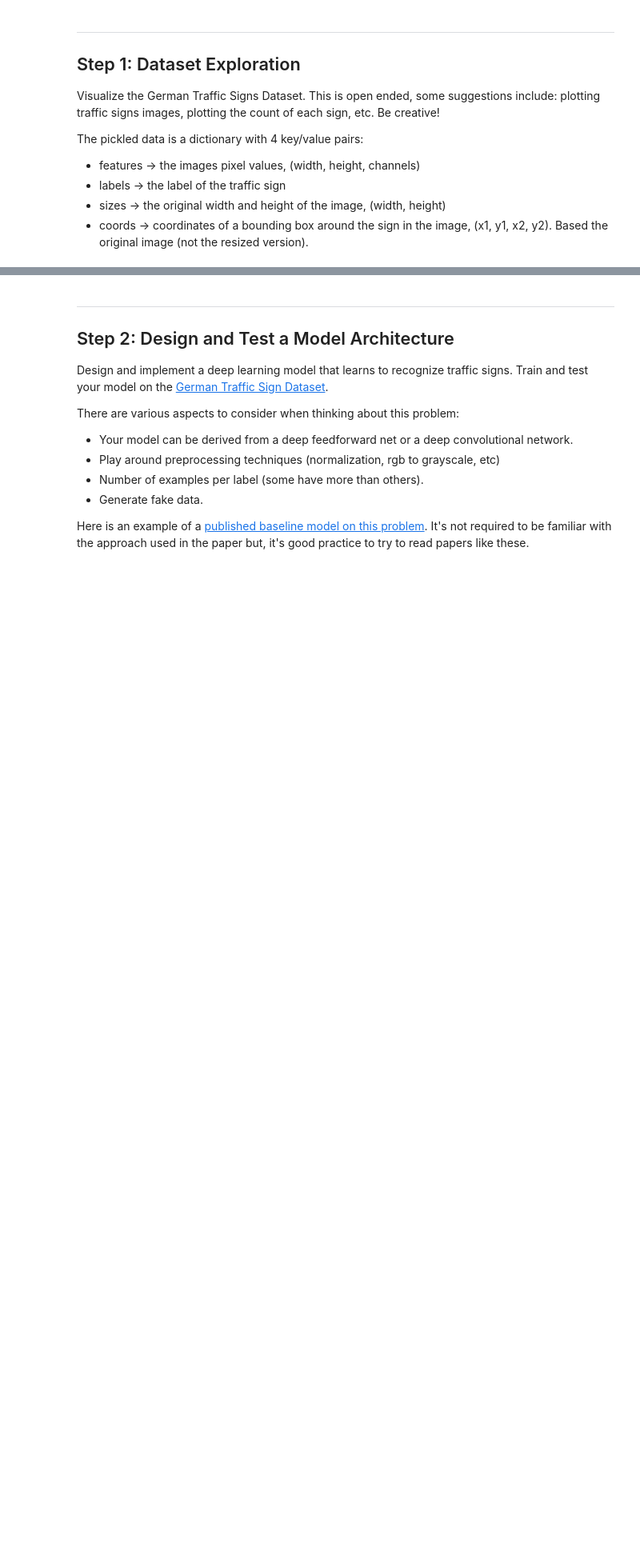
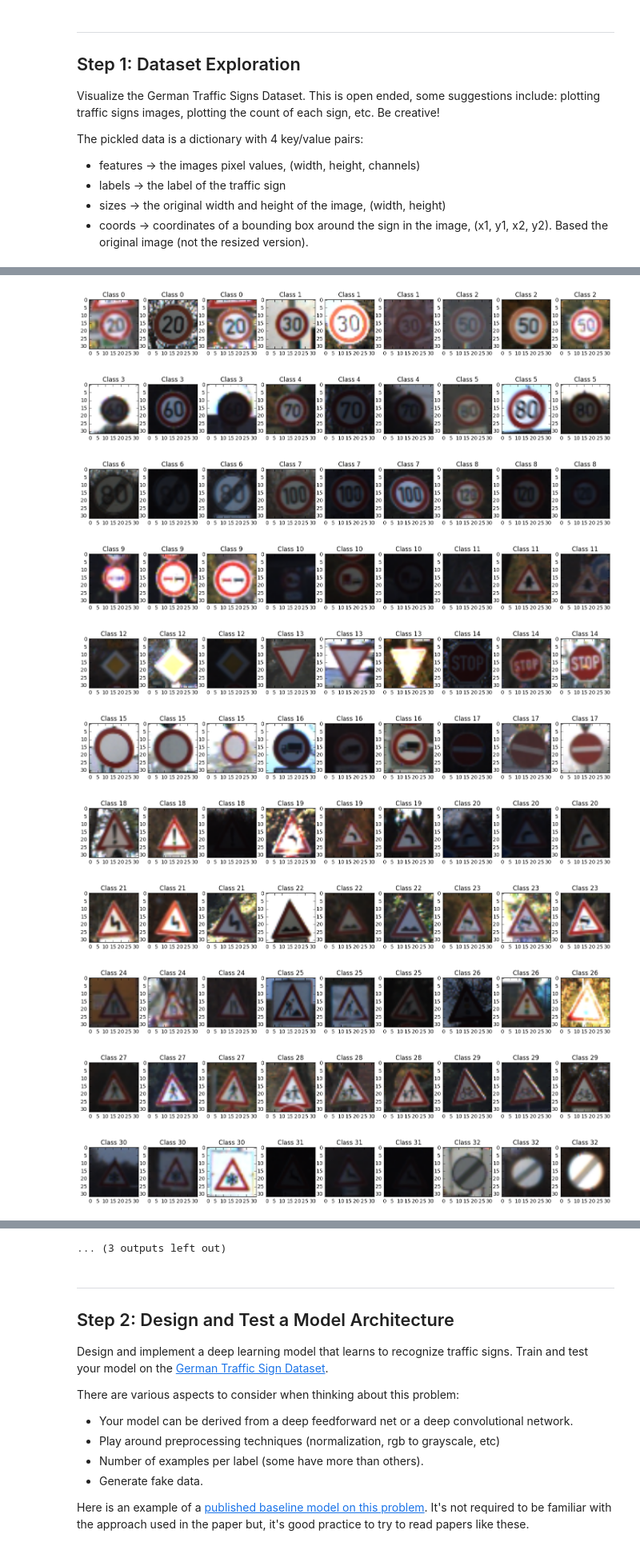
Before and after one commit to bexcite/traffic-signs, a Jupyter notebook: Traffic_Signs_Recognition.ipynb, the cells around one changed output, grey strips where cells are left out. Shown at 80% size. Cells and saved outputs as stored; diff of their text form; code cells hidden in the pictures; blank space fills up the shorter version.

Commit message:
Visualization start

```diff
--- a/Traffic_Signs_Recognition.ipynb
+++ b/Traffic_Signs_Recognition.ipynb
@@ -33,8 +35,8 @@ import cv2
 import pickle
 
 # TODO: fill this in based on where you saved the training and testing data
-training_file = ...
-testing_file = ...
+training_file = '../../sdc/traffic-signs-data/train.p'
+testing_file = '../../sdc/traffic-signs-data/test.p'
 
 with open(training_file, mode='rb') as f:
     train = pickle.load(f)
@@ -47,16 +63,16 @@ X_test, y_test = test['features'], test['labels']
 ### To start off let's do a basic data summary.
 
 # TODO: number of training examples
-n_train = ...
+n_train = X_train.shape[0]
 
 # TODO: number of testing examples
-n_test = ...
+n_test = X_test.shape[0]
 
 # TODO: what's the shape of an image?
-image_shape = ..
+image_shape = X_train[0].shape
 
 # TODO: how many classes are in the dataset
-n_classes = ...
+n_classes = np.max(y_train) + 1
 
 print("Number of training examples =", n_train)
 print("Number of testing examples =", n_test)
@@ -67,0 +86,53 @@ print("Number of classes =", n_classes)
+# %%
+### Data exploration visualization goes here.
+### Feel free to use as many code cells as needed.
+
+def show_images(image1, title1=None, image2=None, title2=None, cmap1=None, cmap2=None):
+    plt.figure(figsize=(18, 18))
+    plt.subplot(1,2,1)
+    if cmap1 is not None:
+        plt.imshow(image1, cmap=cmap1)
+    else:
+        plt.imshow(image1)
+    if title1 is not None:
+            plt.title(title1)
+    if image2 is not None:
+        plt.subplot(1,2,2)
+        if cmap2 is not None:
+            plt.imshow(image2, cmap=cmap2)
+        else:
+            plt.imshow(image2)
+        if title2 is not None:
+            plt.title(title2)
+
+
+
+#sdsd
+
+
+num_line = 9
+num_imgs = 3
+
+for c in range(n_classes):
+    if c * num_imgs % num_line == 0:
+        plt.figure((c * num_imgs) // num_line, figsize=(18, 2))
+    s = X_train[y_train == c]
+    indices = np.random.randint(0, len(s), num_imgs)
+
+    for n, idx in enumerate(indices):
+        plot_num = (c * num_imgs) % num_line + n + 1
+        plt.subplot(1, num_line, plot_num)
+        plt.imshow(s[idx])
+        plt.title('Class %d' % c)
+# %% [output]
+[figure, added]
+[figure, added]
+[figure, added]
+[figure, added]
+[figure, added]
+[figure, added]
+[figure, added]
+[figure, added]
+[figure, added]
+[figure, added]
+[figure, added]
@@ -68,3 +140,4 @@ print("Number of classes =", n_classes)
+... (3 outputs left out)
 # %% [markdown]
 ----
 
```
Also changed, not shown: parts of 5 cells of this notebook.
